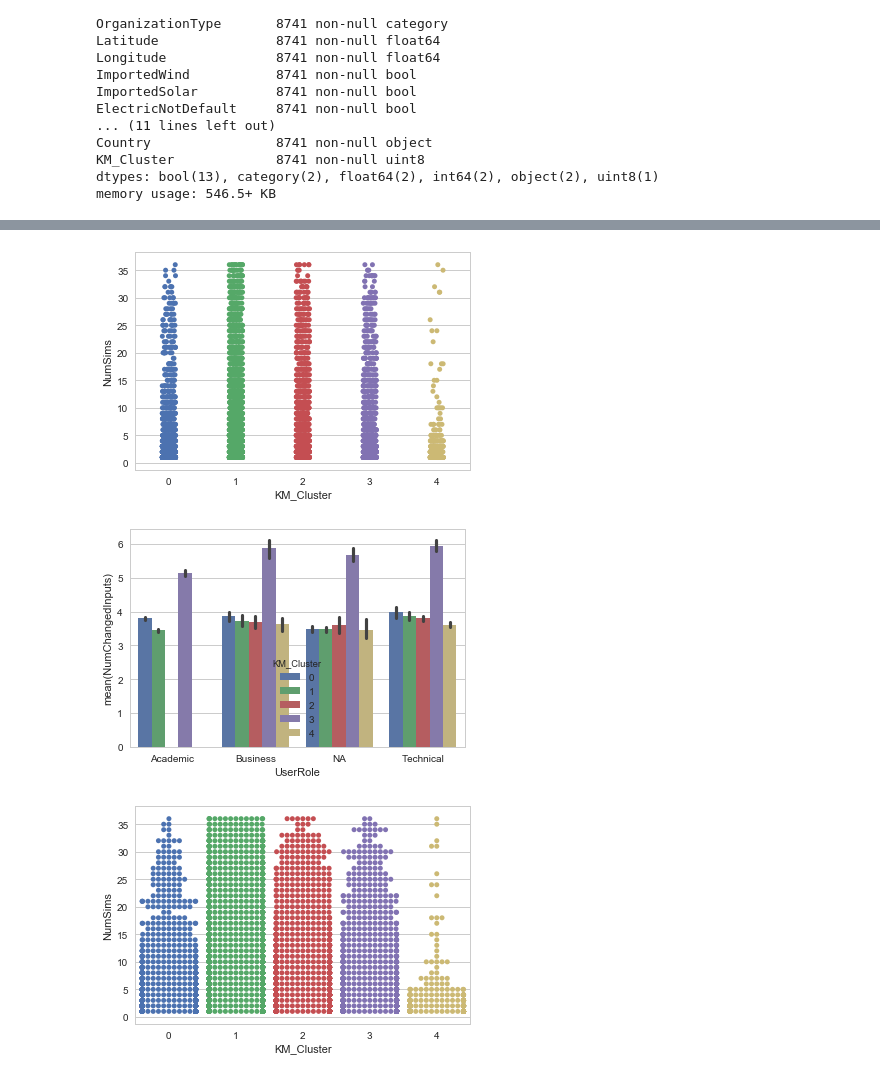
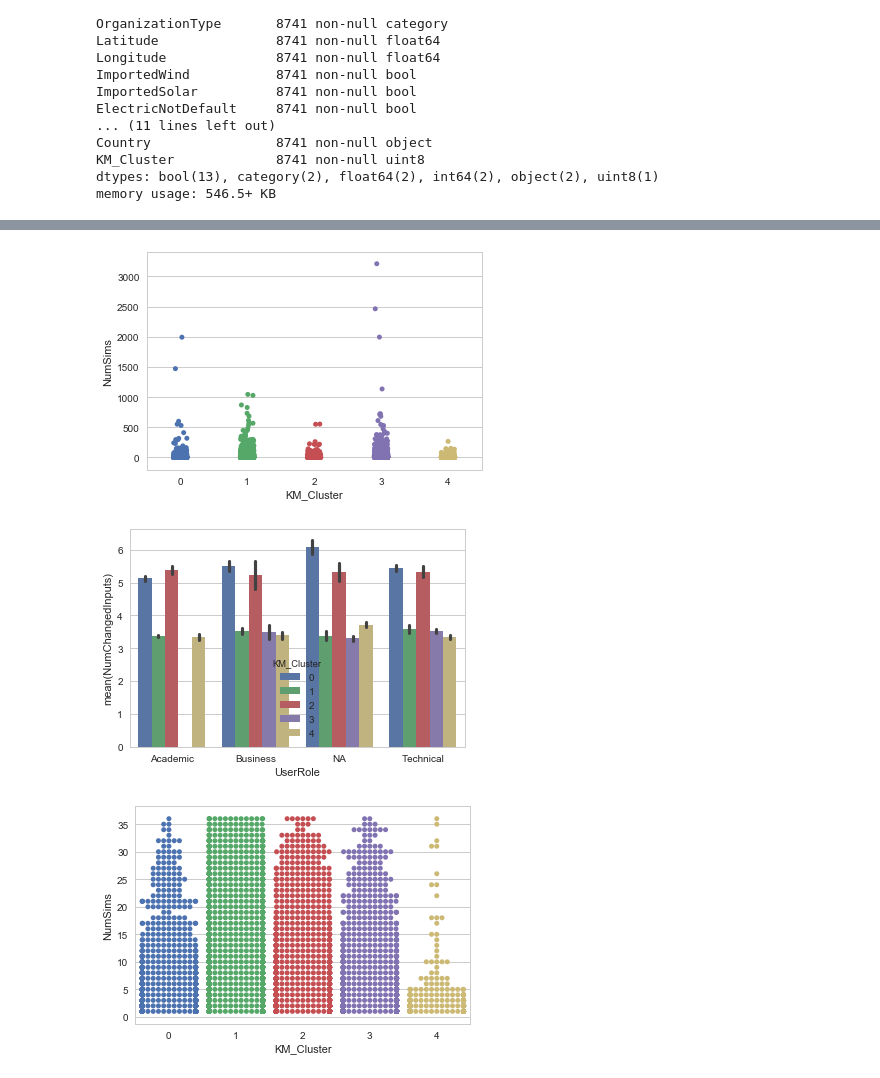
Before and after one commit to Stuart-D-King/homer_segmentation, a Jupyter notebook: homer_eda.ipynb, the cells around one changed output, grey strips where cells are left out. Cells and saved outputs as stored; diff of their text form; code cells hidden in the pictures.

```diff
--- a/homer_eda.ipynb
+++ b/homer_eda.ipynb
@@ -520,14 +528,14 @@ grp.plot(kind='bar').set_ylabel('Average # of users providing PV capital cost');
 # %%
 # np.round(cluster3[['NumSims', 'DaysSinceFirst']].describe(), 2).T[['count','mean', 'std', 'min', 'max']]
 # %%
-df_users_clustered_clean = remove_outliers(df_users_clustered)
+# df_users_clustered_clean = remove_outliers(df_users_clustered)
 
-sns.stripplot(x='KM_Cluster', y='NumSims', data=df_users_clustered_clean, jitter=True);
+sns.stripplot(x='KM_Cluster', y='NumSims', data=df_users_clustered, jitter=True);
 # %% [output]
-[figure, old version]
+[figure, new version]
 # %%
 # sns.violinplot(x='NumSims', y='KM_Cluster', hue='UserRole', data=df_users_clustered_clean);
-sns.barplot(x='UserRole', y='NumChangedInputs', hue='KM_Cluster', data=df_users_clustered_clean);
+sns.barplot(x='UserRole', y='NumChangedInputs', hue='KM_Cluster', data=df_users_clustered);
 # %% [output]
-[figure, old version]
+[figure, new version]
 # %%
```
Also changed, not shown: parts of 30 cells of this notebook, 2 other files.
